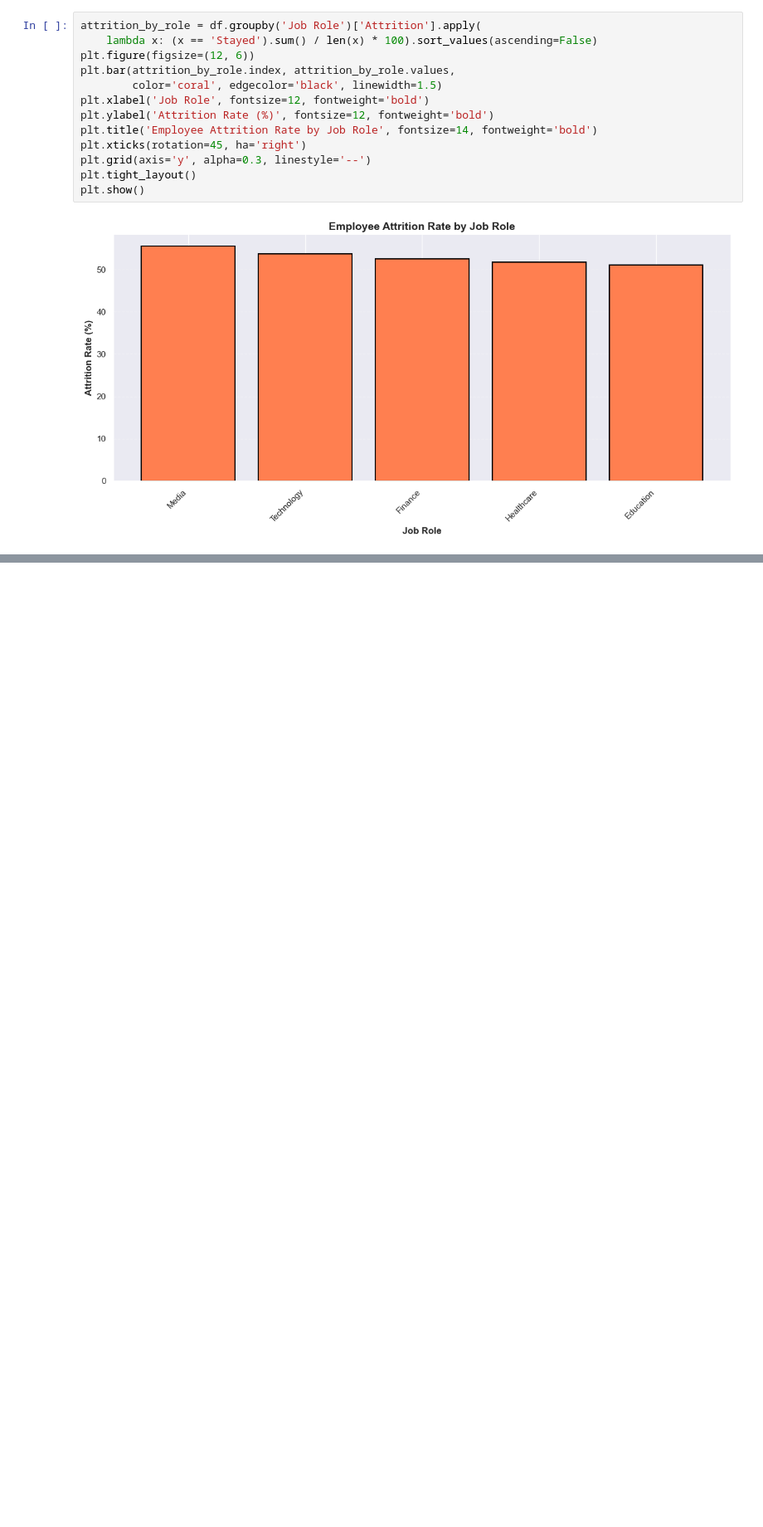
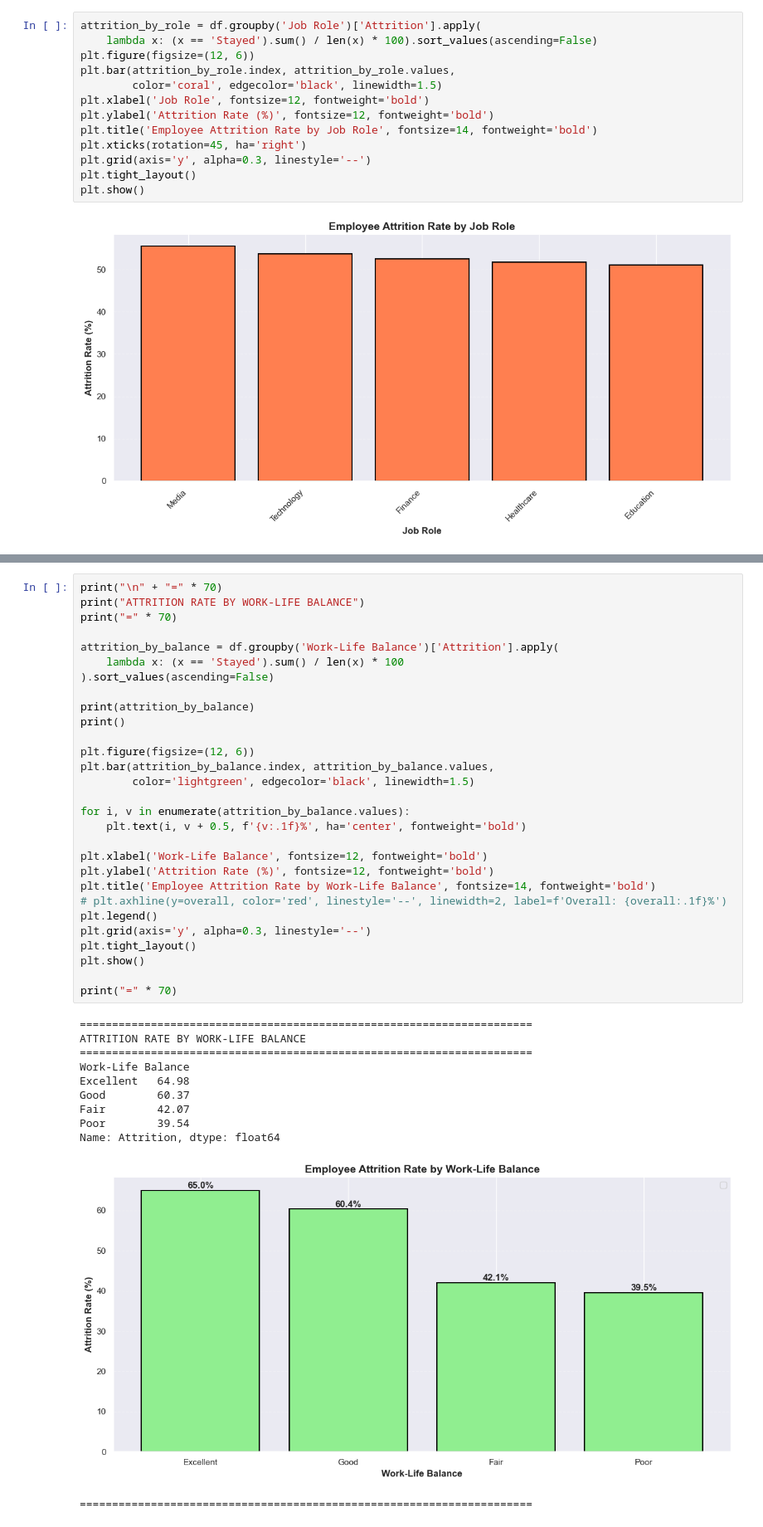
Before and after one commit to Hamza-rami/Jobs_dataset, a Jupyter notebook: describe_data.ipynb, the cells around one changed output, grey strips where cells are left out. Shown at 83% size. Drawn from its saved outputs; the diff is of its cells as text; blank space fills up the shorter version.

```diff
--- a/describe_data.ipynb
+++ b/describe_data.ipynb
@@ -378,0 +367,41 @@ Gender: P = 0.0000
+# %%
+print("\n" + "=" * 70)
+print("ATTRITION RATE BY WORK-LIFE BALANCE")
+print("=" * 70)
+
+attrition_by_balance = df.groupby('Work-Life Balance')['Attrition'].apply(
+    lambda x: (x == 'Stayed').sum() / len(x) * 100
+).sort_values(ascending=False)
+
+print(attrition_by_balance)
+print()
+
+plt.figure(figsize=(12, 6))
+plt.bar(attrition_by_balance.index, attrition_by_balance.values,
+        color='lightgreen', edgecolor='black', linewidth=1.5)
+
+for i, v in enumerate(attrition_by_balance.values):
+    plt.text(i, v + 0.5, f'{v:.1f}%', ha='center', fontweight='bold')
+
+plt.xlabel('Work-Life Balance', fontsize=12, fontweight='bold')
+plt.ylabel('Attrition Rate (%)', fontsize=12, fontweight='bold')
+plt.title('Employee Attrition Rate by Work-Life Balance', fontsize=14, fontweight='bold')
+# plt.axhline(y=overall, color='red', linestyle='--', linewidth=2, label=f'Overall: {overall:.1f}%')
+plt.legend()
+plt.grid(axis='y', alpha=0.3, linestyle='--')
+plt.tight_layout()
+plt.show()
+
+print("=" * 70)
+# %% [output]
+======================================================================
+ATTRITION RATE BY WORK-LIFE BALANCE
+======================================================================
+Work-Life Balance
+Excellent   64.98
+Good        60.37
+Fair        42.07
+Poor        39.54
+Name: Attrition, dtype: float64
+[figure, added]
+======================================================================
```
Also changed, not shown: parts of 3 cells of this notebook.
